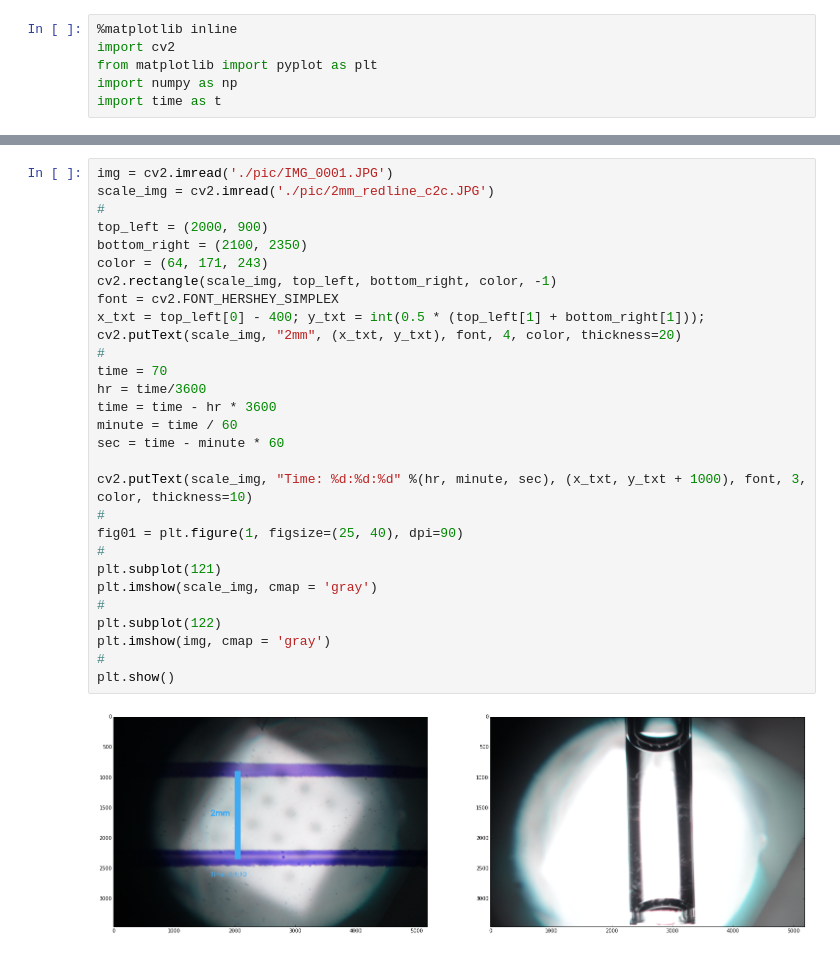
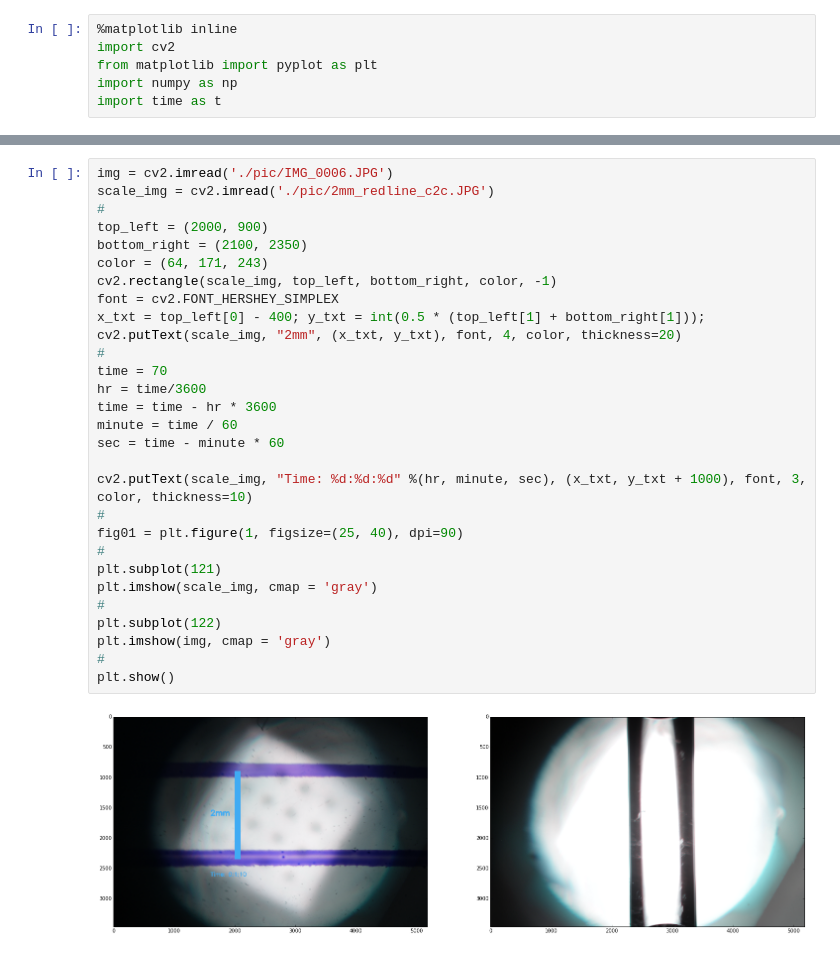
Before and after one commit to amirhamini/image-processing, a Jupyter notebook: opencv/add-scale.ipynb, the cells around one changed output, grey strips where cells are left out. Cells and saved outputs as stored; diff of their text form.

```diff
--- a/opencv/add-scale.ipynb
+++ b/opencv/add-scale.ipynb
@@ -24,31 +24,31 @@ plt.show()
 # %%
-img = cv2.imread('./pic/IMG_0001.JPG')
+img = cv2.imread('./pic/IMG_0006.JPG')
 scale_img = cv2.imread('./pic/2mm_redline_c2c.JPG')
 #
 top_left = (2000, 900)
 bottom_right = (2100, 2350)
 color = (64, 171, 243)
 cv2.rectangle(scale_img, top_left, bottom_right, color, -1)
 font = cv2.FONT_HERSHEY_SIMPLEX
 x_txt = top_left[0] - 400; y_txt = int(0.5 * (top_left[1] + bottom_right[1]));
 cv2.putText(scale_img, "2mm", (x_txt, y_txt), font, 4, color, thickness=20)
 #
 time = 70
 hr = time/3600
 time = time - hr * 3600
 minute = time / 60
 sec = time - minute * 60
 
 cv2.putText(scale_img, "Time: %d:%d:%d" %(hr, minute, sec), (x_txt, y_txt + 1000), font, 3, color, thickness=10)
 #
 fig01 = plt.figure(1, figsize=(25, 40), dpi=90)
 #
 plt.subplot(121)
 plt.imshow(scale_img, cmap = 'gray')
 #
 plt.subplot(122)
 plt.imshow(img, cmap = 'gray')
 #
 plt.show()
 # %% [output]
-[figure, old version]
+[figure, new version]
```
Also changed, not shown: parts of 3 cells of this notebook.
